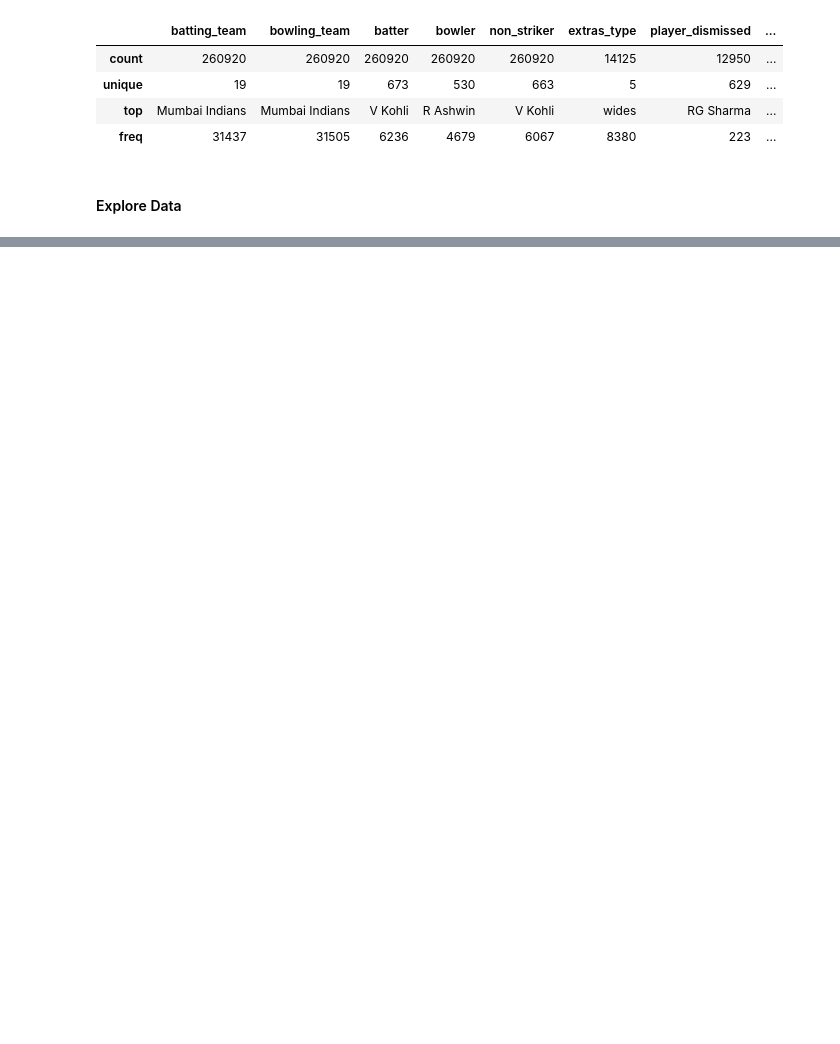
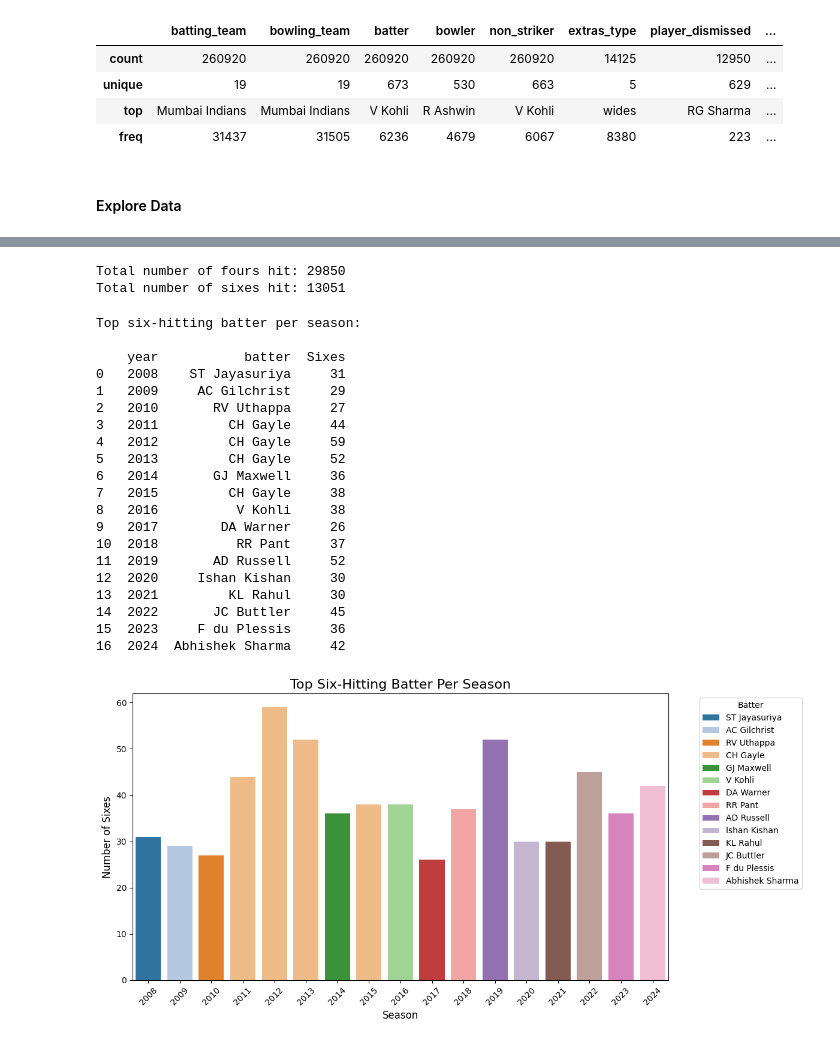
Before and after one commit to Parth-0804/DS_PROJEKT_AIM, a Jupyter notebook: 01_data/GR04_ipynb_Hiregoudar1_Ravaliya2_GoblipurBhanuprakashNag3.ipynb, the cells around one changed output, grey strips where cells are left out. Saved outputs shown, nothing was run; the diff lists cells and outputs as text; code cells hidden in the pictures; blank space fills up the shorter version.

```diff
--- a/01_data/GR04_ipynb_Hiregoudar1_Ravaliya2_GoblipurBhanuprakashNag3.ipynb
+++ b/01_data/GR04_ipynb_Hiregoudar1_Ravaliya2_GoblipurBhanuprakashNag3.ipynb
@@ -142,0 +324,55 @@ deliveries.describe(include='object')
+# %%
+# Count of 4s and 6s
+num_fours = deliveries[deliveries['batsman_runs'] == 4].shape[0]
+num_sixes = deliveries[deliveries['batsman_runs'] == 6].shape[0]
+
+print(f"Total number of fours hit: {num_fours}")
+print(f"Total number of sixes hit: {num_sixes}")
+# %% [output]
+Total number of fours hit: 29850
+Total number of sixes hit: 13051
+# %%
+#  Filter only sixes
+sixes = deliveries_with_year[deliveries_with_year['batsman_runs'] == 6]
+
+#  Group by year and batter, count sixes
+sixes_per_batter = sixes.groupby(['year', 'batter']).size().reset_index(name='Sixes')
+top_six_hitters = sixes_per_batter.sort_values(['year', 'Sixes'], ascending=[True, False]) \
+                                   .groupby('year').head(1).reset_index(drop=True)
+
+print("Top six-hitting batter per season:\n")
+print(top_six_hitters)
+
+plt.figure(figsize=(12, 6))
+sns.barplot(data=top_six_hitters, x='year', y='Sixes', hue='batter', dodge=False, palette='tab20')
+
+
+plt.title("Top Six-Hitting Batter Per Season", fontsize=16)
+plt.xlabel("Season", fontsize=12)
+plt.ylabel("Number of Sixes", fontsize=12)
+plt.xticks(rotation=45)
+plt.legend(title="Batter", bbox_to_anchor=(1.05, 1), loc='upper left')
+plt.tight_layout()
+plt.show()
+# %% [output]
+Top six-hitting batter per season:
+
+    year           batter  Sixes
+0   2008    ST Jayasuriya     31
+1   2009     AC Gilchrist     29
+2   2010       RV Uthappa     27
+3   2011         CH Gayle     44
+4   2012         CH Gayle     59
+5   2013         CH Gayle     52
+6   2014       GJ Maxwell     36
+7   2015         CH Gayle     38
+8   2016          V Kohli     38
+9   2017        DA Warner     26
+10  2018          RR Pant     37
+11  2019       AD Russell     52
+12  2020     Ishan Kishan     30
+13  2021         KL Rahul     30
+14  2022       JC Buttler     45
+15  2023     F du Plessis     36
+16  2024  Abhishek Sharma     42
+[figure, added]
```
Also changed, not shown: parts of 34 cells of this notebook.
